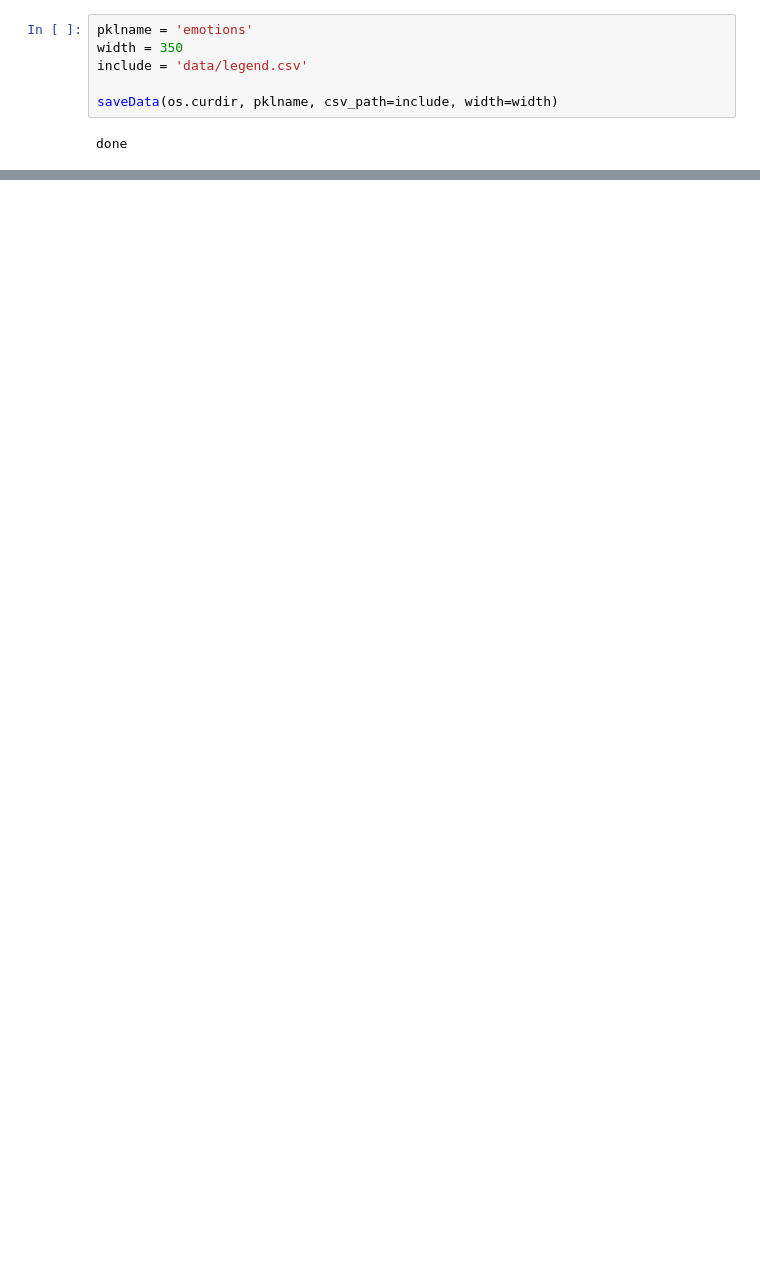
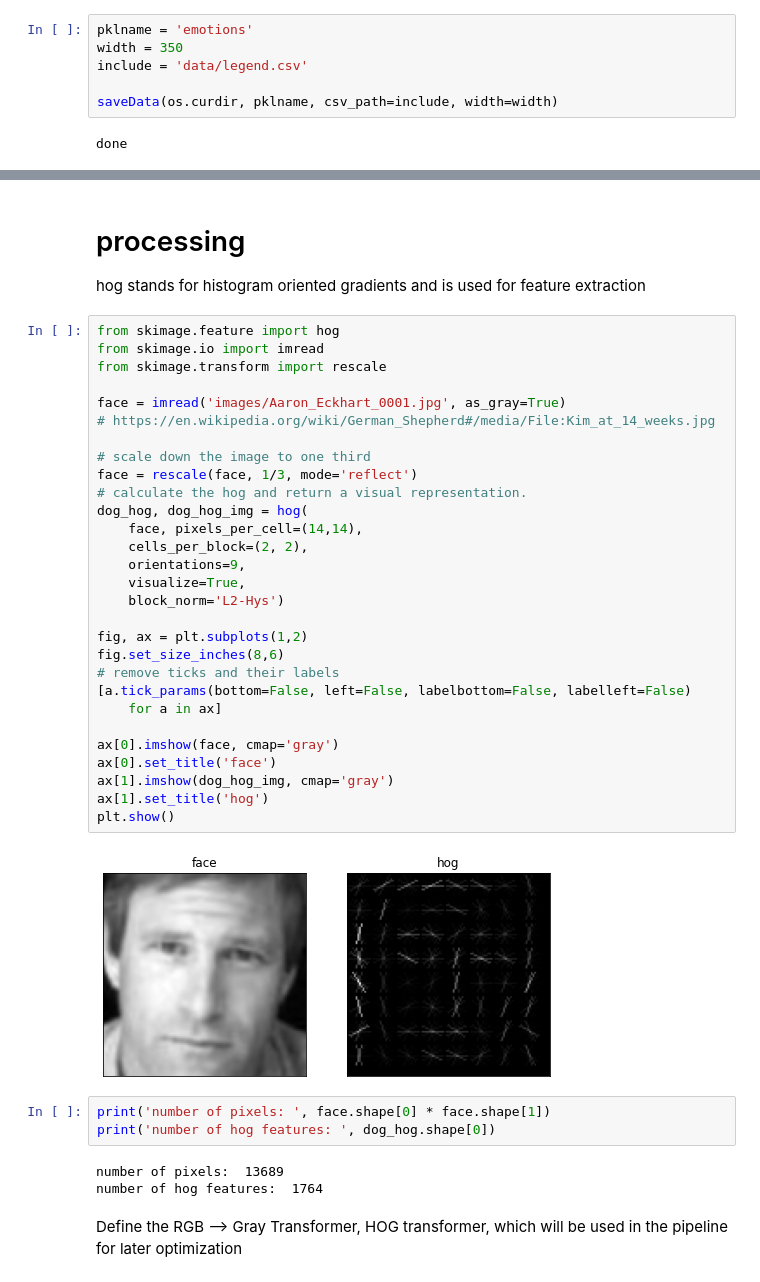
Before and after one commit to hailenwashere/BSE-EmotionDetector-Portfolio, a Jupyter notebook: EmotionDetection.ipynb, the cells around one changed output, grey strips where cells are left out. Drawn from its saved outputs; the diff is of its cells as text; blank space fills up the shorter version.

```diff
--- a/EmotionDetection.ipynb
+++ b/EmotionDetection.ipynb
@@ -95,0 +182,43 @@ len(data['image'])
+# %% [markdown]
+# processing
+
+hog stands for histogram oriented gradients and is used for feature extraction
+# %%
+from skimage.feature import hog
+from skimage.io import imread
+from skimage.transform import rescale
+
+face = imread('images/Aaron_Eckhart_0001.jpg', as_gray=True)
+# https://en.wikipedia.org/wiki/German_Shepherd#/media/File:Kim_at_14_weeks.jpg
+
+# scale down the image to one third
+face = rescale(face, 1/3, mode='reflect')
+# calculate the hog and return a visual representation.
+dog_hog, dog_hog_img = hog(
+    face, pixels_per_cell=(14,14),
+    cells_per_block=(2, 2),
+    orientations=9,
+    visualize=True,
+    block_norm='L2-Hys')
+
+fig, ax = plt.subplots(1,2)
+fig.set_size_inches(8,6)
+# remove ticks and their labels
+[a.tick_params(bottom=False, left=False, labelbottom=False, labelleft=False)
+    for a in ax]
+
+ax[0].imshow(face, cmap='gray')
+ax[0].set_title('face')
+ax[1].imshow(dog_hog_img, cmap='gray')
+ax[1].set_title('hog')
+plt.show()
+# %% [output]
+[figure, added]
+# %%
+print('number of pixels: ', face.shape[0] * face.shape[1])
+print('number of hog features: ', dog_hog.shape[0])
+# %% [output]
+number of pixels:  13689
+number of hog features:  1764
+# %% [markdown]
+Define the RGB --> Gray Transformer, HOG transformer, which will be used in the pipeline for later optimization
```
Also changed, not shown: parts of 25 cells of this notebook.
